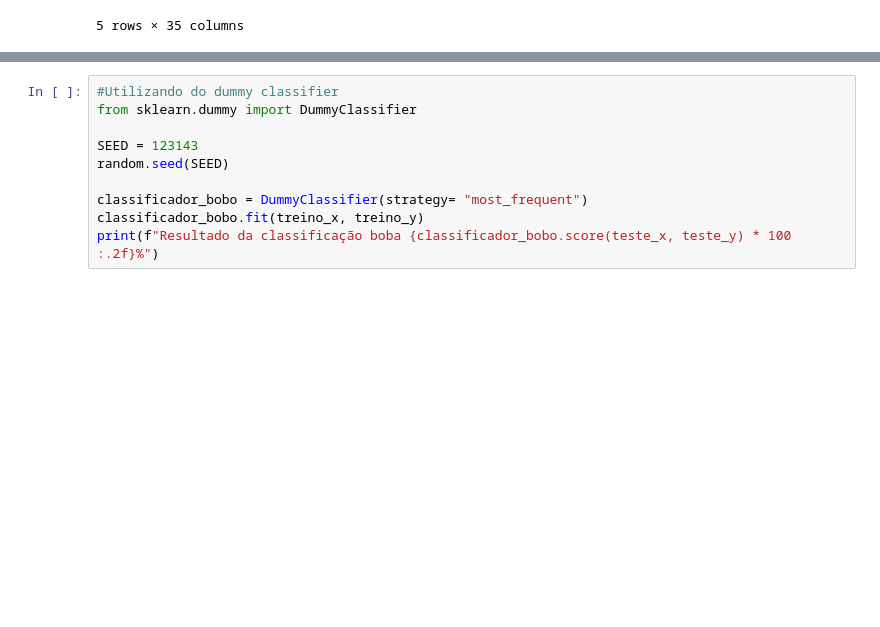
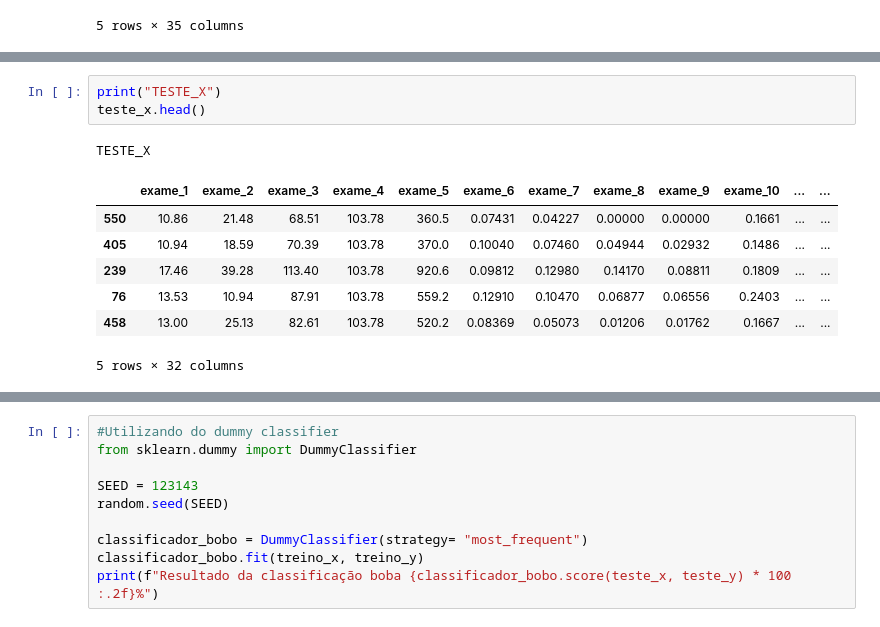
Before and after one commit to gustavocastrow/alura-machine-learning, a Jupyter notebook: machine-learning-lidando-com-dados-de-muitas-dimensões/alura_care.ipynb, the cells around one changed output, grey strips where cells are left out. Saved outputs shown, nothing was run; the diff lists cells and outputs as text; blank space fills up the shorter version.

```diff
--- a/machine-learning-lidando-com-dados-de-muitas-dimensões/alura_care.ipynb
+++ b/machine-learning-lidando-com-dados-de-muitas-dimensões/alura_care.ipynb
@@ -60,0 +81,12 @@ Resultado da classificação 92.40%
+# %%
+print("TESTE_X")
+teste_x.head()
+# %% [output]
+TESTE_X
+|  | exame_1 | exame_2 | exame_3 | exame_4 | exame_5 | exame_6 | exame_7 | exame_8 | exame_9 | exame_10 | ... | ... |
+| 550 | 10.86 | 21.48 | 68.51 | 103.78 | 360.5 | 0.07431 | 0.04227 | 0.00000 | 0.00000 | 0.1661 | ... | ... |
+| 405 | 10.94 | 18.59 | 70.39 | 103.78 | 370.0 | 0.10040 | 0.07460 | 0.04944 | 0.02932 | 0.1486 | ... | ... |
+| 239 | 17.46 | 39.28 | 113.40 | 103.78 | 920.6 | 0.09812 | 0.12980 | 0.14170 | 0.08811 | 0.1809 | ... | ... |
+| 76 | 13.53 | 10.94 | 87.91 | 103.78 | 559.2 | 0.12910 | 0.10470 | 0.06877 | 0.06556 | 0.2403 | ... | ... |
+| 458 | 13.00 | 25.13 | 82.61 | 103.78 | 520.2 | 0.08369 | 0.05073 | 0.01206 | 0.01762 | 0.1667 | ... | ... |
+5 rows × 32 columns
```
Also changed, not shown: parts of 13 cells of this notebook, 1 other file.
